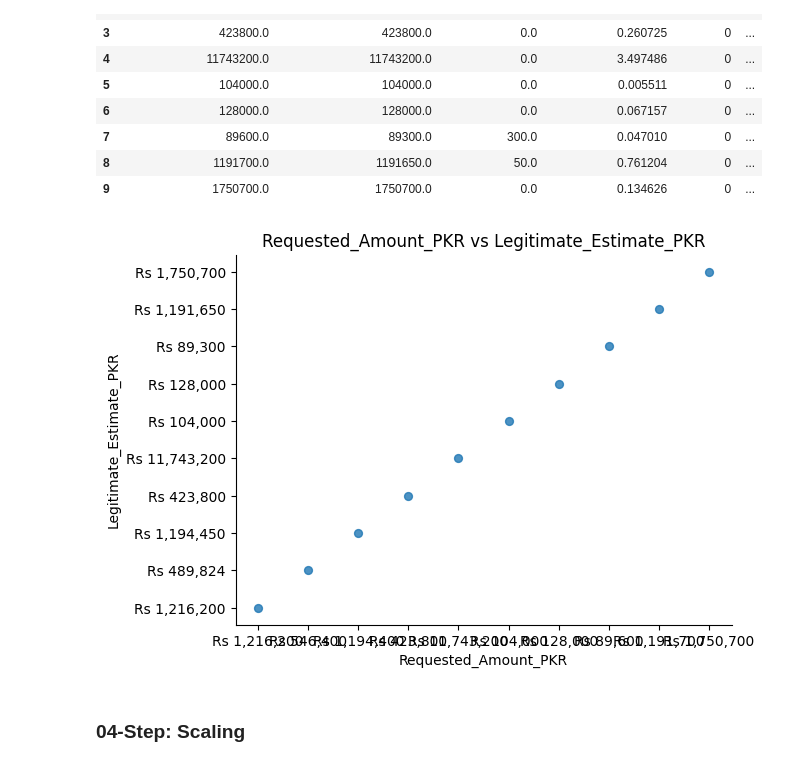
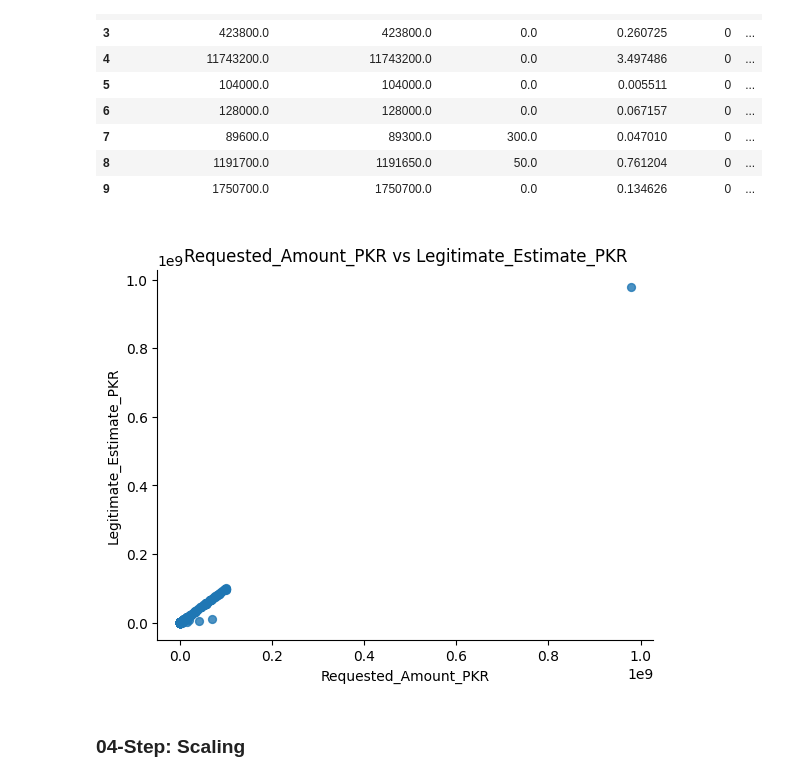
Before and after one commit to ambreenraheem/PGD_FINAL_YEAR_PROJECT, a Jupyter notebook: NED_Final_Year_Project_File.ipynb, the cells around one changed output. Cells and saved outputs as stored; diff of their text form; code cells hidden in the pictures.

```diff
--- a/NED_Final_Year_Project_File.ipynb
+++ b/NED_Final_Year_Project_File.ipynb
@@ -361,13 +337,13 @@ For example, when doing 'df[col].method(value, inplace=True)', try using 'df.met
 | 8 | 1191700.0 | 1191650.0 | 50.0 | 0.761204 | 0 | ... |
 | 9 | 1750700.0 | 1750700.0 | 0.0 | 0.134626 | 0 | ... |
 # %%
-_df_16.plot(kind='scatter', x='Requested_Amount_PKR', y='Legitimate_Estimate_PKR', s=32, alpha=.8)
+df_final.plot(kind='scatter', x='Requested_Amount_PKR', y='Legitimate_Estimate_PKR', s=32, alpha=.8)
 plt.gca().spines[['top', 'right',]].set_visible(False)
 plt.xlabel('Requested_Amount_PKR')
 _ = plt.ylabel('Legitimate_Estimate_PKR')
 _ = plt.title('Requested_Amount_PKR vs Legitimate_Estimate_PKR')
 # %% [output]
-[figure, old version]
+[figure, new version]
 # %% [markdown]
 ### 04-Step: Scaling
 # %%
```
Also changed, not shown: parts of 8 cells of this notebook.
